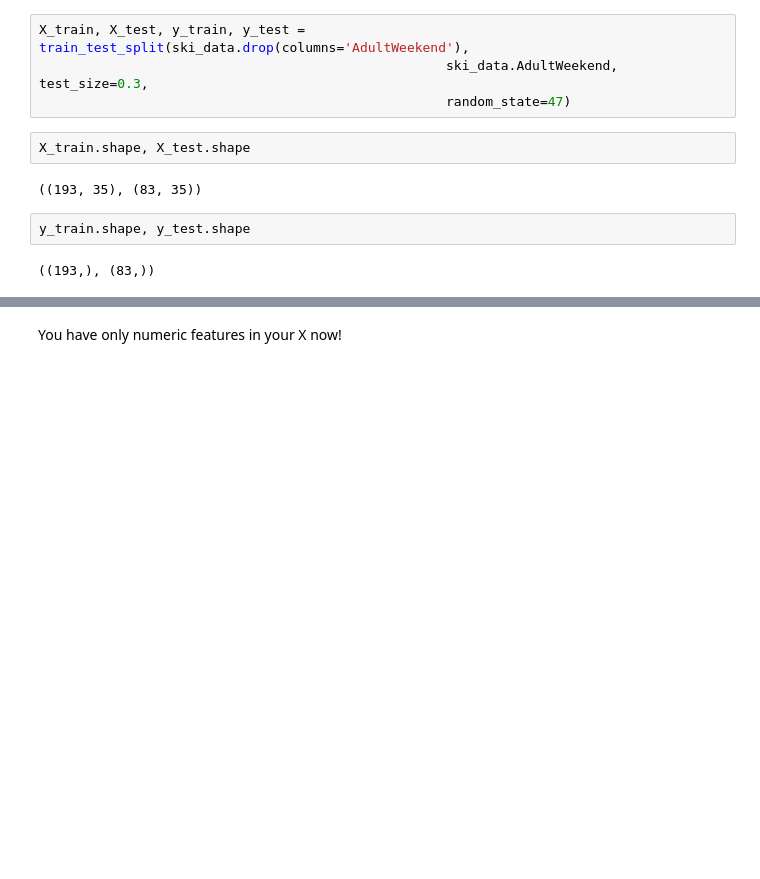
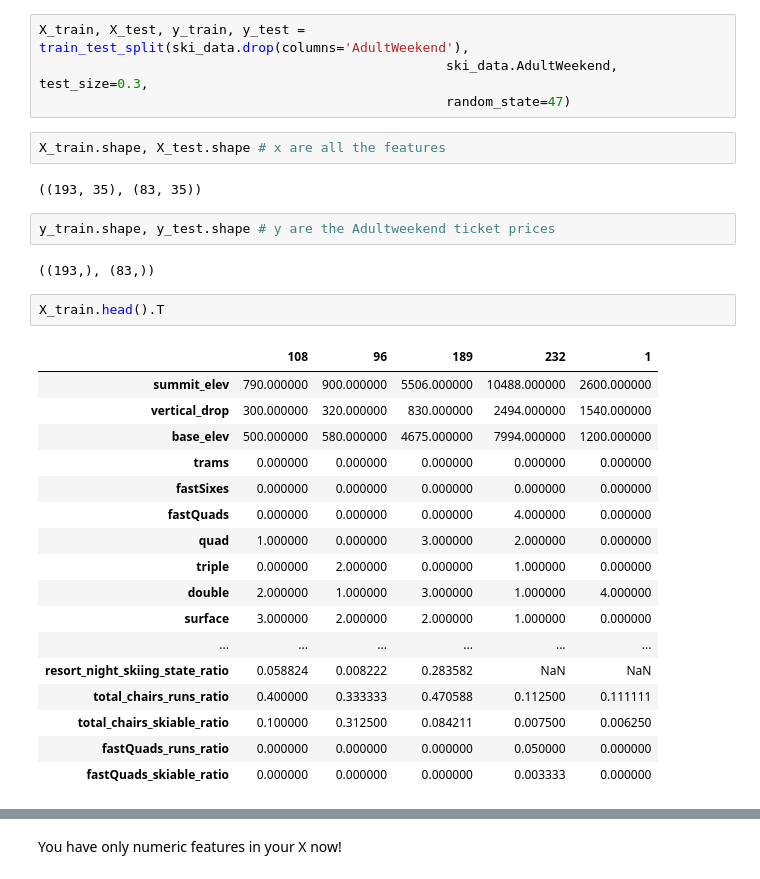
Before and after one commit to msalehi1357/DataScienceGuidedCapstone, a Jupyter notebook: Notebooks/04_preprocessing_and_training.ipynb, the cells around one changed output, grey strips where cells are left out. Drawn from its saved outputs; the diff is of its cells as text; blank space fills up the shorter version.

```diff
--- a/Notebooks/04_preprocessing_and_training.ipynb
+++ b/Notebooks/04_preprocessing_and_training.ipynb
@@ -164,10 +164,30 @@ X_train, X_test, y_train, y_test = train_test_split(ski_data.drop(columns='Adult
                                                     ski_data.AdultWeekend, test_size=0.3,
                                                     random_state=47)
 # %%
-X_train.shape, X_test.shape
+X_train.shape, X_test.shape # x are all the features
 # %% [output]
 ((193, 35), (83, 35))
 # %%
-y_train.shape, y_test.shape
+y_train.shape, y_test.shape # y are the Adultweekend ticket prices
 # %% [output]
 ((193,), (83,))
+# %%
+X_train.head().T
+# %% [output]
+|  | 108 | 96 | 189 | 232 | 1 |
+| summit_elev | 790.000000 | 900.000000 | 5506.000000 | 10488.000000 | 2600.000000 |
+| vertical_drop | 300.000000 | 320.000000 | 830.000000 | 2494.000000 | 1540.000000 |
+| base_elev | 500.000000 | 580.000000 | 4675.000000 | 7994.000000 | 1200.000000 |
+| trams | 0.000000 | 0.000000 | 0.000000 | 0.000000 | 0.000000 |
+| fastSixes | 0.000000 | 0.000000 | 0.000000 | 0.000000 | 0.000000 |
+| fastQuads | 0.000000 | 0.000000 | 0.000000 | 4.000000 | 0.000000 |
+| quad | 1.000000 | 0.000000 | 3.000000 | 2.000000 | 0.000000 |
+| triple | 0.000000 | 2.000000 | 0.000000 | 1.000000 | 0.000000 |
+| double | 2.000000 | 1.000000 | 3.000000 | 1.000000 | 4.000000 |
+| surface | 3.000000 | 2.000000 | 2.000000 | 1.000000 | 0.000000 |
+| ... | ... | ... | ... | ... | ... |
+| resort_night_skiing_state_ratio | 0.058824 | 0.008222 | 0.283582 | NaN | NaN |
+| total_chairs_runs_ratio | 0.400000 | 0.333333 | 0.470588 | 0.112500 | 0.111111 |
+| total_chairs_skiable_ratio | 0.100000 | 0.312500 | 0.084211 | 0.007500 | 0.006250 |
+| fastQuads_runs_ratio | 0.000000 | 0.000000 | 0.000000 | 0.050000 | 0.000000 |
+| fastQuads_skiable_ratio | 0.000000 | 0.000000 | 0.000000 | 0.003333 | 0.000000 |
```
Also changed, not shown: parts of 57 cells of this notebook, 1 other file.
